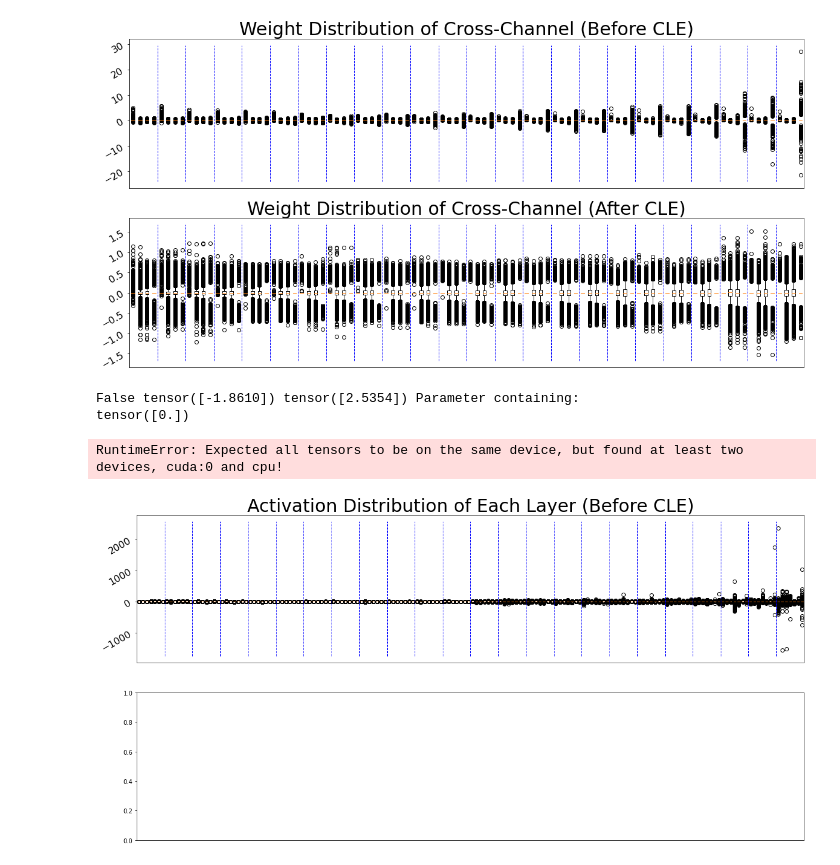
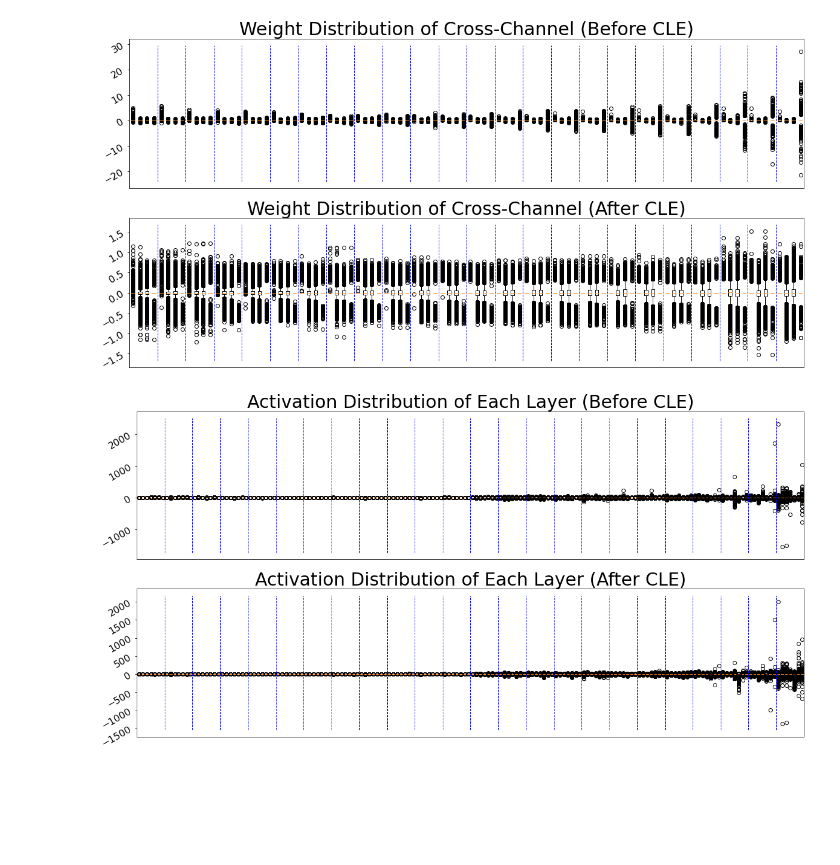
Before and after one commit to scott306lr/ResMLP_QAT, a Jupyter notebook: model_analyze.ipynb, the cells around one changed output. Saved outputs shown, nothing was run; the diff lists cells and outputs as text; code cells hidden in the pictures; blank space fills up the shorter version.

```diff
--- a/model_analyze.ipynb
+++ b/model_analyze.ipynb
@@ -43,16 +43,12 @@ layer_dist(model, 0, 23, show_layers=["norm2", "mlp.fc1", "mlp.fc2", "gamma_2"],
 # %%
 model = resmlp_24(pretrained=True).eval()
 fig, ax = plt.subplots(2,1, figsize=(20, 10))
 ax[0].get_xaxis().set_visible(False)
 ax[1].get_xaxis().set_visible(False)
 
 act_dist(model, 0, 23, name='Activation Distribution of Each Layer (Before CLE)', ax=ax[0])
 cle_for_resmlp(model)
-q_model = q_resmlp24(model)
-q_model(simulate_input().cpu())
+# q_model = q_resmlp(model)
 act_dist(model, 0, 23, name='Activation Distribution of Each Layer (After CLE)', ax=ax[1])
 # %% [output]
-False tensor([-1.8610]) tensor([2.5354]) Parameter containing:
-tensor([0.])
-RuntimeError: Expected all tensors to be on the same device, but found at least two devices, cuda:0 and cpu!
-[figure, old version]
+[figure, new version]
```
Also changed, not shown: parts of 10 cells of this notebook, 4 other files.
